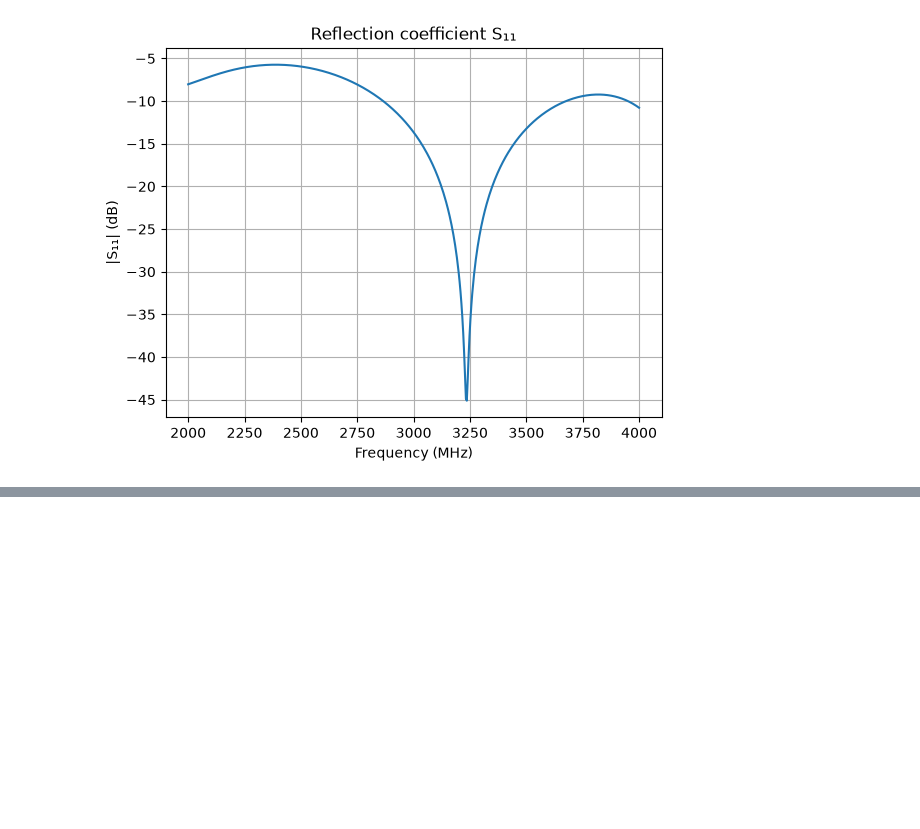
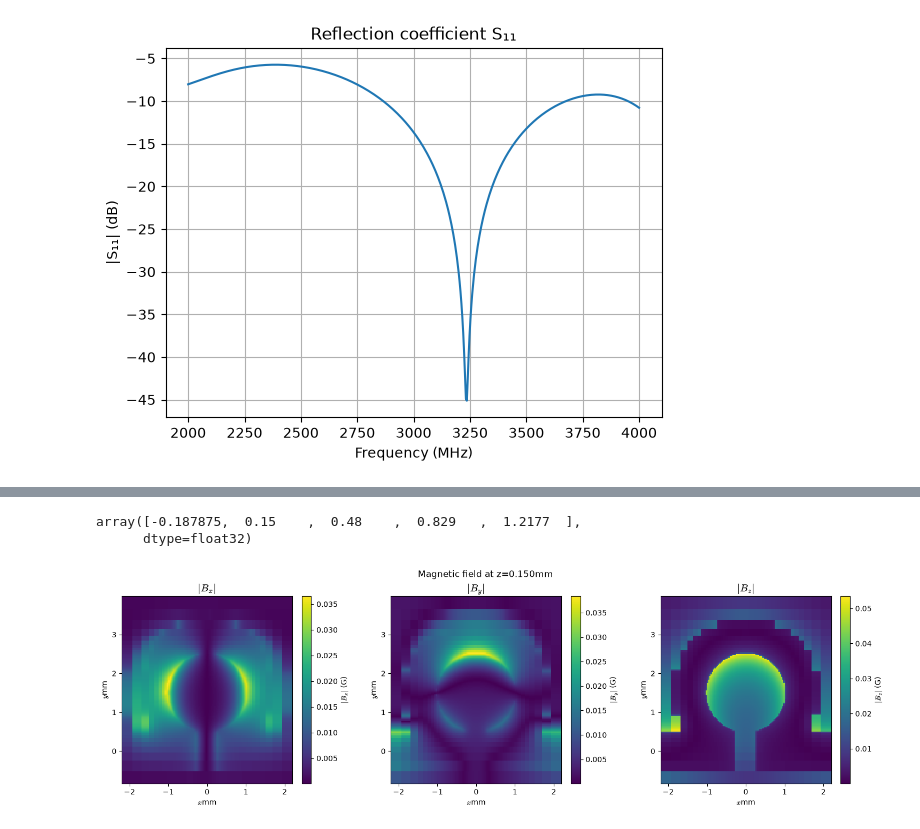
Before and after one commit to vedantkalkotwar/Master_code_file_rabi_freq, a Jupyter notebook: rabi frequency.ipynb, the cells around one changed output, grey strips where cells are left out. Cells and saved outputs as stored; diff of their text form; code cells hidden in the pictures; blank space fills up the shorter version.

```diff
--- a/rabi frequency.ipynb
+++ b/rabi frequency.ipynb
@@ -21,8 +22,16 @@ plt.show()
 # %%
 h5_path = os.path.join(workspace_root, 'omega_loop', 'HField.h5')
 with h5py.File(h5_path, 'r') as f:
-    x = f['Mesh/x'][:] / unit          # (24,)
-    y = f['Mesh/y'][:] / unit          # (24,)
-    z = f['Mesh/z'][:] / unit          # (3,)
+    x = f['Mesh/x'][:] / unit
+    y = f['Mesh/y'][:] / unit
+    z = f['Mesh/z'][:] / unit
     real = f['FieldData/FD/f0_real'][:]   # (3, Nz, Ny, Nx)
     imag = f['FieldData/FD/f0_imag'][:]
+    print("\n=== Full structure ===")
+    def show(name, obj):
+        kind = 'Group' if isinstance(obj, h5py.Group) else 'Dataset'
+        extra = f" shape={obj.shape} dtype={obj.dtype}" if kind == 'Dataset' else ""
+        print(f"{kind}: {name}{extra}")
+        if hasattr(obj, 'attrs') and len(obj.attrs):
+            print(f"    attrs: {dict(obj.attrs)}")
+    f.visititems(show)
@@ -28,0 +51,34 @@ with h5py.File(h5_path, 'r') as f:
+# %%
+z
+# %% [output]
+array([-0.187875,  0.15    ,  0.48    ,  0.829   ,  1.2177  ],
+      dtype=float32)
+# %%
+plane_of_analysis=1
+Power=1e-3
+H_all = real + 1j * imag
+B_all = MUE0 * H_all*1e4*np.sqrt(Power) /np.sqrt(P0_in)
+X, Y = np.meshgrid(x, y, indexing='xy')
+Bx_MW = B_all[0, plane_of_analysis, :, :]
+By_MW = B_all[1, plane_of_analysis, :, :]
+Bz_MW = B_all[2, plane_of_analysis, :, :]
+
+Bx_mag = np.abs(Bx_MW)
+By_mag = np.abs(By_MW)
+Bz_mag = np.abs(Bz_MW)
+
+plt.rcParams.update({"mathtext.fontset": "cm"})
+fig, axes = plt.subplots(1, 3, figsize=(15, 4.5), constrained_layout=True)
+components = [(Bx_mag, r'$|B_x|$'), (By_mag, r'$|B_y|$'), (Bz_mag, r'$|B_z|$')]
+for ax, (Bc, title) in zip(axes, components):
+    pcm = ax.pcolormesh(X, Y, Bc, cmap='viridis', shading='auto')
+    ax.set_title(title, fontsize=14)
+    ax.set_xlabel(r'$x$mm')
+    ax.set_ylabel(r'$y$mm')
+    ax.set_aspect('equal')
+    cbar = fig.colorbar(pcm, ax=ax)
+    cbar.set_label(title + r' (G)')
+plt.suptitle(f"Magnetic field at z={z[plane_of_analysis]:.3f}mm")
+plt.show()
+# %% [output]
+[figure, added]
```
Also changed, not shown: parts of 8 cells of this notebook, 10 other files.
